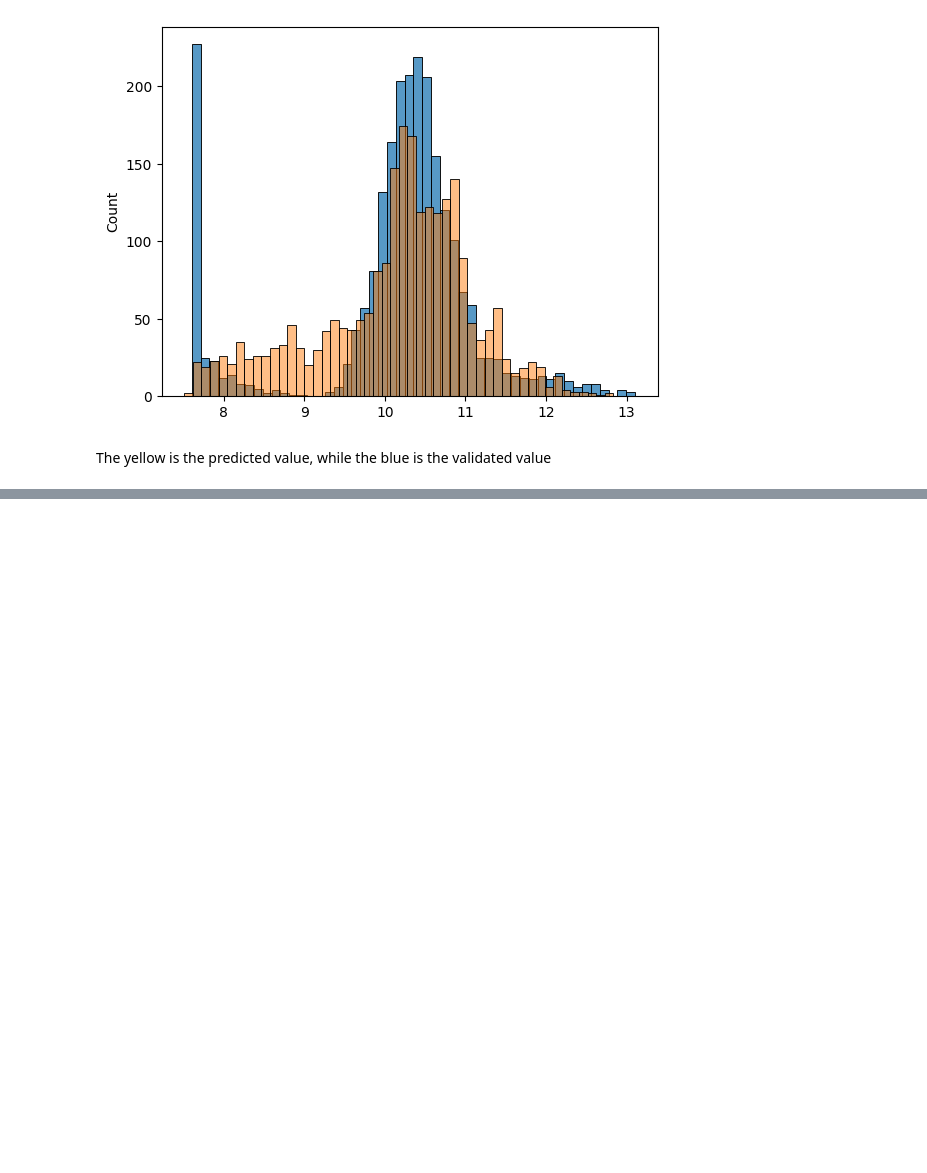
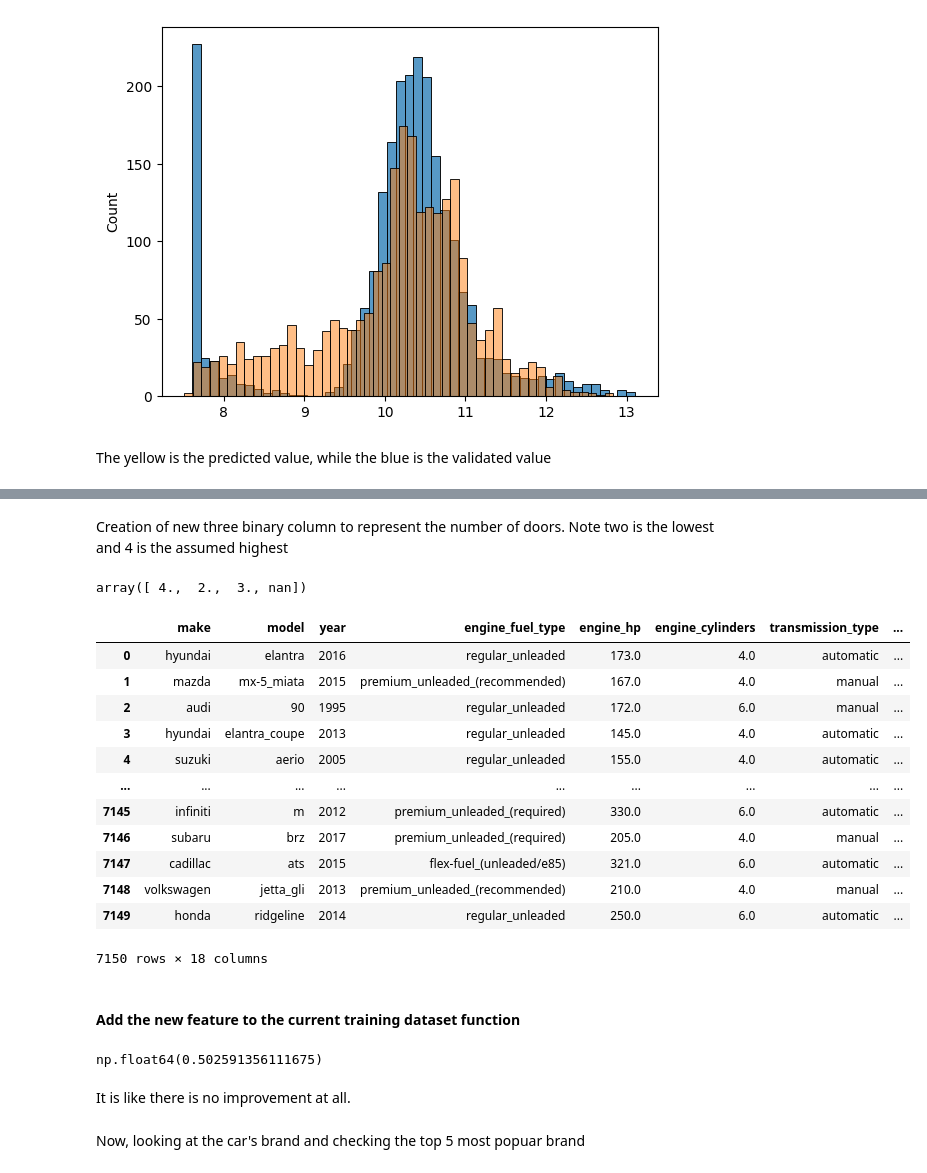
Before and after one commit to pyjom/ml-zoomcamp-2025, a Jupyter notebook: week2/week2.ipynb, the cells around one changed output, grey strips where cells are left out. Drawn from its saved outputs; the diff is of its cells as text; code cells hidden in the pictures; blank space fills up the shorter version.

```diff
--- a/week2/week2.ipynb
+++ b/week2/week2.ipynb
@@ -676,0 +683,6 @@ The yellow is the predicted value, while the blue is the validated value
+# %% [markdown]
+Creation of new three binary column to represent the number of doors. Note two is the lowest and 4 is the assumed highest
+# %%
+df_train.number_of_doors.unique()
+# %% [output]
+array([ 4.,  2.,  3., nan])
@@ -676,0 +693,21 @@ The yellow is the predicted value, while the blue is the validated value
+# %%
+for  i in (2,3,4):
+    df_train[f'num_doors_{i}'] = (df_train.number_of_doors == i).astype('int')
+# %%
+df_train
+# %% [output]
+|  | make | model | year | engine_fuel_type | engine_hp | engine_cylinders | transmission_type | ... |
+| 0 | hyundai | elantra | 2016 | regular_unleaded | 173.0 | 4.0 | automatic | ... |
+| 1 | mazda | mx-5_miata | 2015 | premium_unleaded_(recommended) | 167.0 | 4.0 | manual | ... |
+| 2 | audi | 90 | 1995 | regular_unleaded | 172.0 | 6.0 | manual | ... |
+| 3 | hyundai | elantra_coupe | 2013 | regular_unleaded | 145.0 | 4.0 | automatic | ... |
+| 4 | suzuki | aerio | 2005 | regular_unleaded | 155.0 | 4.0 | automatic | ... |
+| ... | ... | ... | ... | ... | ... | ... | ... | ... |
+| 7145 | infiniti | m | 2012 | premium_unleaded_(required) | 330.0 | 6.0 | automatic | ... |
+| 7146 | subaru | brz | 2017 | premium_unleaded_(required) | 205.0 | 4.0 | manual | ... |
+| 7147 | cadillac | ats | 2015 | flex-fuel_(unleaded/e85) | 321.0 | 6.0 | automatic | ... |
+| 7148 | volkswagen | jetta_gli | 2013 | premium_unleaded_(recommended) | 210.0 | 4.0 | manual | ... |
+| 7149 | honda | ridgeline | 2014 | regular_unleaded | 250.0 | 6.0 | automatic | ... |
+7150 rows × 18 columns
+# %% [markdown]
+#### Add the new feature to the current training dataset function
@@ -676,0 +731,21 @@ The yellow is the predicted value, while the blue is the validated value
+# %%
+# 1. Find the X_train
+X_train = prepare_X(df_train)
+
+# 2. Solve for the weights and bias term
+w0, w = train_linear_regression(X_train, y_train)
+
+# 3. Prepare the X of the validation dataset
+X_val = prepare_X(df_val)
+
+# 4. Finding the predicted value
+y_pred = X_val.dot(w)+ w0
+
+# 5. Validating using RMSE
+rmse(y_val, y_pred)
+# %% [output]
+np.float64(0.502591356111675)
+# %% [markdown]
+It is like there is no improvement at all.
+# %% [markdown]
+Now, looking at the car's brand and checking the top 5 most popuar brand
```
Also changed, not shown: parts of 19 cells of this notebook.
